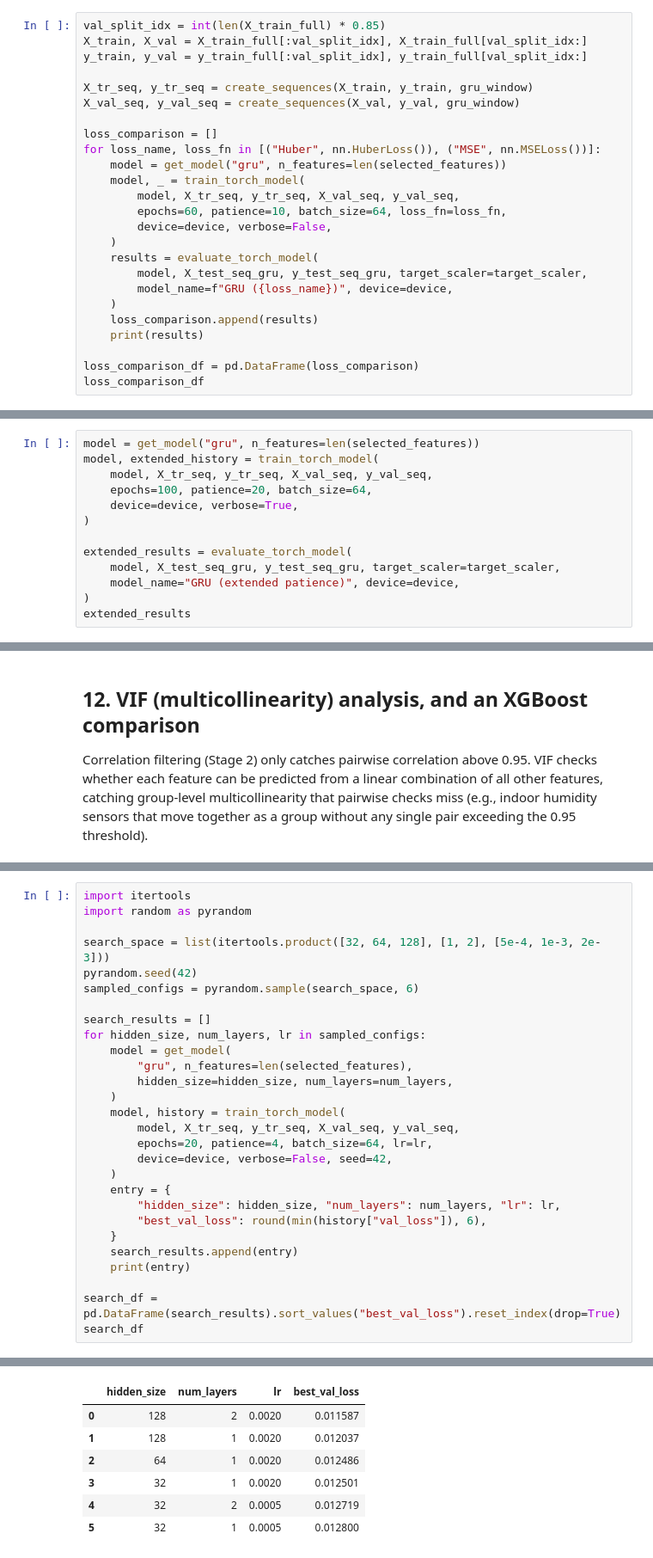
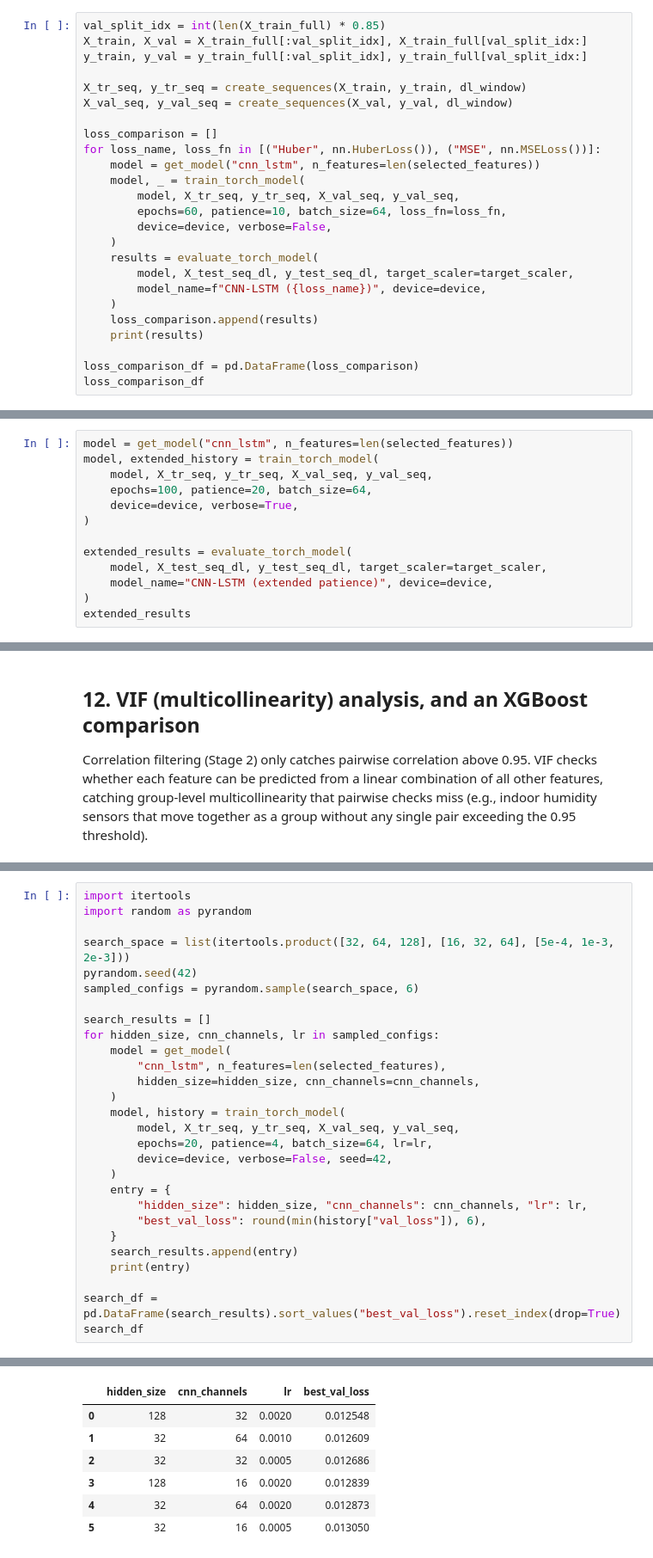
Before and after one commit to Muaadh-Nazly/energy-prediction, a Jupyter notebook: notebooks/05_Optimization_Evaluation.ipynb, the cells around one changed output, grey strips where cells are left out. Shown at 86% size. Drawn from its saved outputs; the diff is of its cells as text.

```diff
--- a/notebooks/05_Optimization_Evaluation.ipynb
+++ b/notebooks/05_Optimization_Evaluation.ipynb
@@ -208,20 +210,20 @@ val_split_idx = int(len(X_train_full) * 0.85)
 X_train, X_val = X_train_full[:val_split_idx], X_train_full[val_split_idx:]
 y_train, y_val = y_train_full[:val_split_idx], y_train_full[val_split_idx:]
 
-X_tr_seq, y_tr_seq = create_sequences(X_train, y_train, gru_window)
-X_val_seq, y_val_seq = create_sequences(X_val, y_val, gru_window)
+X_tr_seq, y_tr_seq = create_sequences(X_train, y_train, dl_window)
+X_val_seq, y_val_seq = create_sequences(X_val, y_val, dl_window)
 
 loss_comparison = []
 for loss_name, loss_fn in [("Huber", nn.HuberLoss()), ("MSE", nn.MSELoss())]:
-    model = get_model("gru", n_features=len(selected_features))
+    model = get_model("cnn_lstm", n_features=len(selected_features))
     model, _ = train_torch_model(
         model, X_tr_seq, y_tr_seq, X_val_seq, y_val_seq,
         epochs=60, patience=10, batch_size=64, loss_fn=loss_fn,
         device=device, verbose=False,
     )
     results = evaluate_torch_model(
-        model, X_test_seq_gru, y_test_seq_gru, target_scaler=target_scaler,
-        model_name=f"GRU ({loss_name})", device=device,
+        model, X_test_seq_dl, y_test_seq_dl, target_scaler=target_scaler,
+        model_name=f"CNN-LSTM ({loss_name})", device=device,
     )
     loss_comparison.append(results)
     print(results)
@@ -245,5 +247,5 @@ stopping cut training short before a better minimum was reached.
 # %%
-model = get_model("gru", n_features=len(selected_features))
+model = get_model("cnn_lstm", n_features=len(selected_features))
 model, extended_history = train_torch_model(
     model, X_tr_seq, y_tr_seq, X_val_seq, y_val_seq,
     epochs=100, patience=20, batch_size=64,
@@ -251,8 +253,8 @@ model, extended_history = train_torch_model(
 )
 
 extended_results = evaluate_torch_model(
-    model, X_test_seq_gru, y_test_seq_gru, target_scaler=target_scaler,
-    model_name="GRU (extended patience)", device=device,
+    model, X_test_seq_dl, y_test_seq_dl, target_scaler=target_scaler,
+    model_name="CNN-LSTM (extended patience)", device=device,
 )
 extended_results
 # %% [output]
@@ -567,15 +548,15 @@ a fair comparison.
 import itertools
 import random as pyrandom
 
-search_space = list(itertools.product([32, 64, 128], [1, 2], [5e-4, 1e-3, 2e-3]))
+search_space = list(itertools.product([32, 64, 128], [16, 32, 64], [5e-4, 1e-3, 2e-3]))
 pyrandom.seed(42)
 sampled_configs = pyrandom.sample(search_space, 6)
 
 search_results = []
-for hidden_size, num_layers, lr in sampled_configs:
+for hidden_size, cnn_channels, lr in sampled_configs:
     model = get_model(
-        "gru", n_features=len(selected_features),
-        hidden_size=hidden_size, num_layers=num_layers,
+        "cnn_lstm", n_features=len(selected_features),
+        hidden_size=hidden_size, cnn_channels=cnn_channels,
     )
     model, history = train_torch_model(
         model, X_tr_seq, y_tr_seq, X_val_seq, y_val_seq,
@@ -583,7 +564,7 @@ for hidden_size, num_layers, lr in sampled_configs:
         device=device, verbose=False, seed=42,
     )
     entry = {
-        "hidden_size": hidden_size, "num_layers": num_layers, "lr": lr,
+        "hidden_size": hidden_size, "cnn_channels": cnn_channels, "lr": lr,
         "best_val_loss": round(min(history["val_loss"]), 6),
     }
     search_results.append(entry)
@@ -601,10 +582,10 @@ search_df
-|  | hidden_size | num_layers | lr | best_val_loss |
-| 0 | 128 | 2 | 0.0020 | 0.011587 |
-| 1 | 128 | 1 | 0.0020 | 0.012037 |
-| 2 | 64 | 1 | 0.0020 | 0.012486 |
-| 3 | 32 | 1 | 0.0020 | 0.012501 |
-| 4 | 32 | 2 | 0.0005 | 0.012719 |
-| 5 | 32 | 1 | 0.0005 | 0.012800 |
+|  | hidden_size | cnn_channels | lr | best_val_loss |
+| 0 | 128 | 32 | 0.0020 | 0.012548 |
+| 1 | 32 | 64 | 0.0010 | 0.012609 |
+| 2 | 32 | 32 | 0.0005 | 0.012686 |
+| 3 | 128 | 16 | 0.0020 | 0.012839 |
+| 4 | 32 | 64 | 0.0020 | 0.012873 |
+| 5 | 32 | 16 | 0.0005 | 0.013050 |
 # %%
 best_config = search_df.iloc[0]
 model_tuned = get_model(
```
Also changed, not shown: parts of 62 cells of this notebook, 23 other files.
